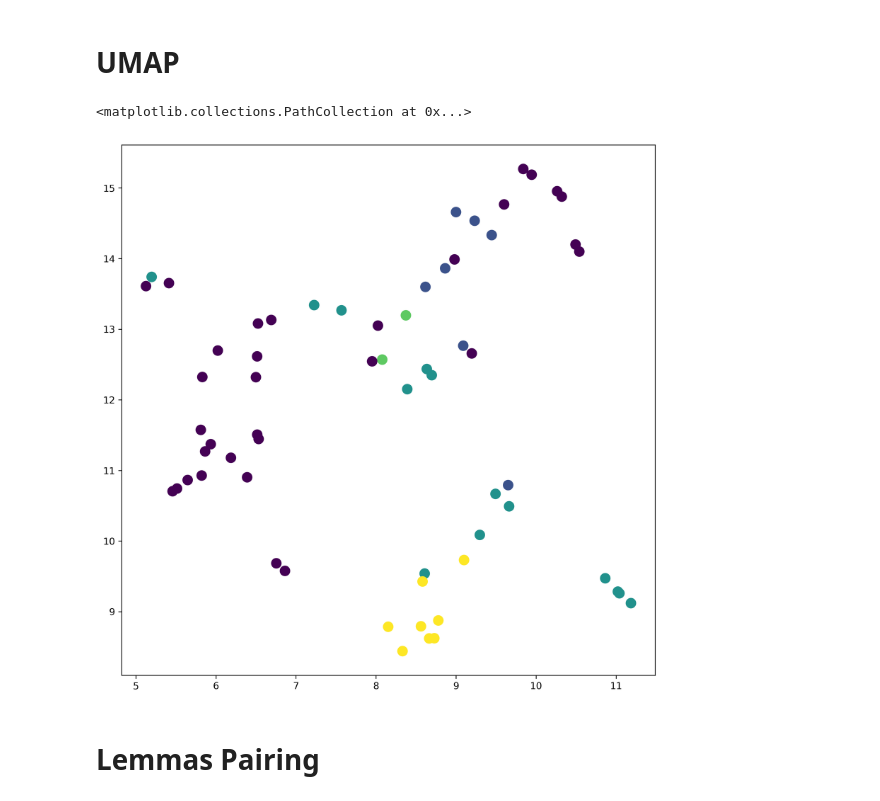
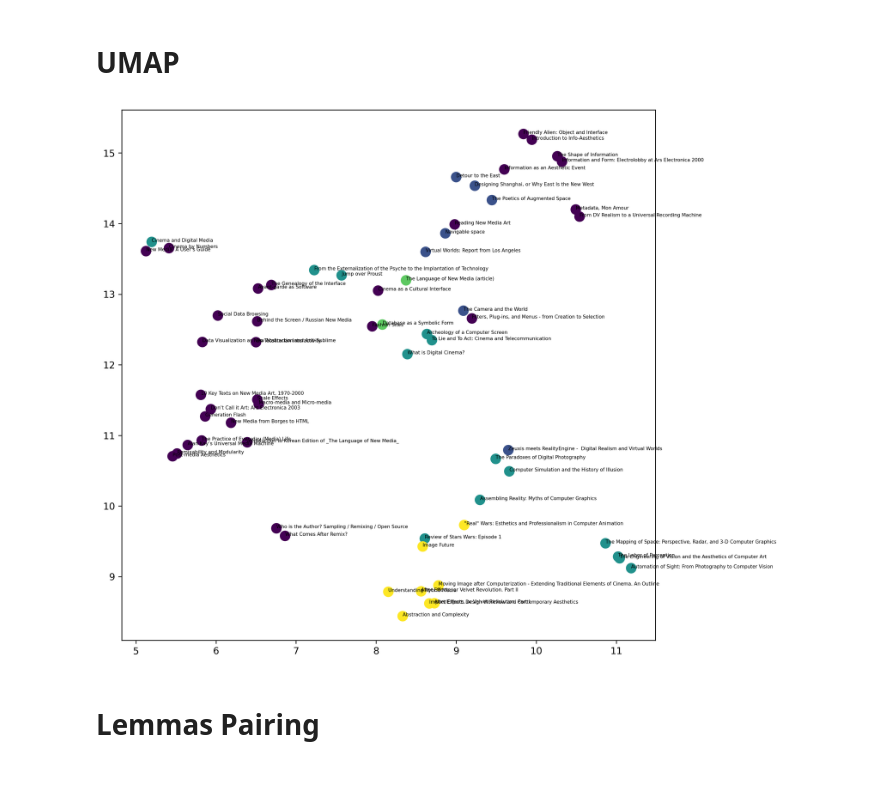
Before and after one commit to rodighiero/Charles-S-Peirce-PAP, a Jupyter notebook: data/analysis.ipynb, the cells around one changed output. Cells and saved outputs as stored; diff of their text form; code cells hidden in the pictures.

```diff
--- a/data/analysis.ipynb
+++ b/data/analysis.ipynb
@@ -32,13 +32,13 @@ en = textacy.load_spacy_lang("en_core_web_sm", disable=("parser",))
 # en = textacy.load_spacy_lang("en_core_web_trf", disable=("parser",))
 
 docs = []
+titles = [] # List of titles
 
 for index, text in enumerate(texts):
-    doc = textacy.make_spacy_doc(text, lang=en)
-    # doc = nlp(text)
-    docs.append(doc)
+    titles.append(text.split('\n\n')[0])
+    docs.append(textacy.make_spacy_doc(text, lang=en))
+    print(index, end=' ')
     # print(doc._.preview)
-    print(index, end=' ')
 # %% [output]
 0 1 2 3 4 5 6 7 8 9 10 11 12 13 14 15 16 17 18 19 20 21 22 23 24 25 26 27 28 29 30 31 32 33 34 35 36 37 38 39 40 41 42 43 44 45 46 47 48 49 50 51 52 53 54 55 56 57 58 59 60 61 62
 # %% [markdown]
@@ -118,25 +117,26 @@ topic 4: animation  media  effect
 # %%
 import umap
 import matplotlib.pyplot as plt
 from pointgrid import align_points_to_grid
 
 # reducer = umap.UMAP(random_state=2, n_components=2, n_neighbors=8, min_dist=0.01, metric='cosine')
 reducer = umap.UMAP(random_state=2, n_components=2, n_neighbors=3, min_dist=0.1, metric='hellinger')
 
 embedding = reducer.fit_transform(doc_term_matrix)
 # embedding = align_points_to_grid(embedding)
 
 x = embedding[:, 0]; y = embedding[:, 1]
 
 plt.figure(figsize=(10,10), dpi=300)
 plt.scatter(x, y, s=100, c=topics)
 
-# for i, txt in enumerate(authors):
-#     text = plt.annotate(' ' + authors[i], (x[i] + .03, y[i]))
-#     text.set_fontsize(3)
+for i, title in enumerate(titles):
+    text = plt.annotate(title, (x[i], y[i]))
+    text.set_fontsize(5)
+
+plt.show()
 # %% [output]
-<matplotlib.collections.PathCollection at 0x...>
-[figure, old version]
+[figure, new version]
 # %% [markdown]
 # Lemmas Pairing
 # %%
```
Also changed, not shown: parts of 1 cell of this notebook, 8 other files.
